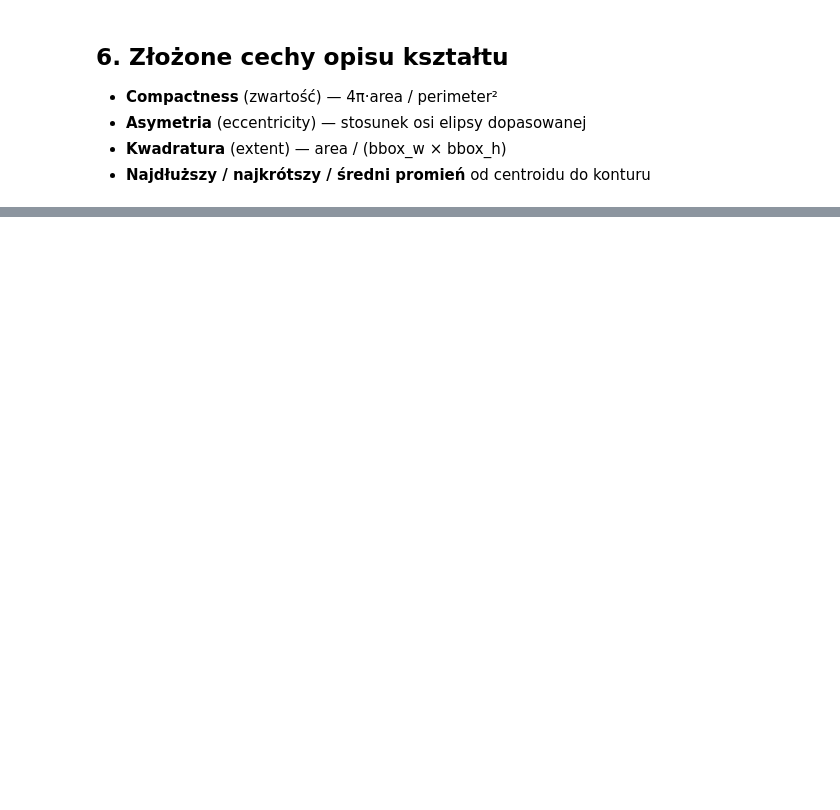
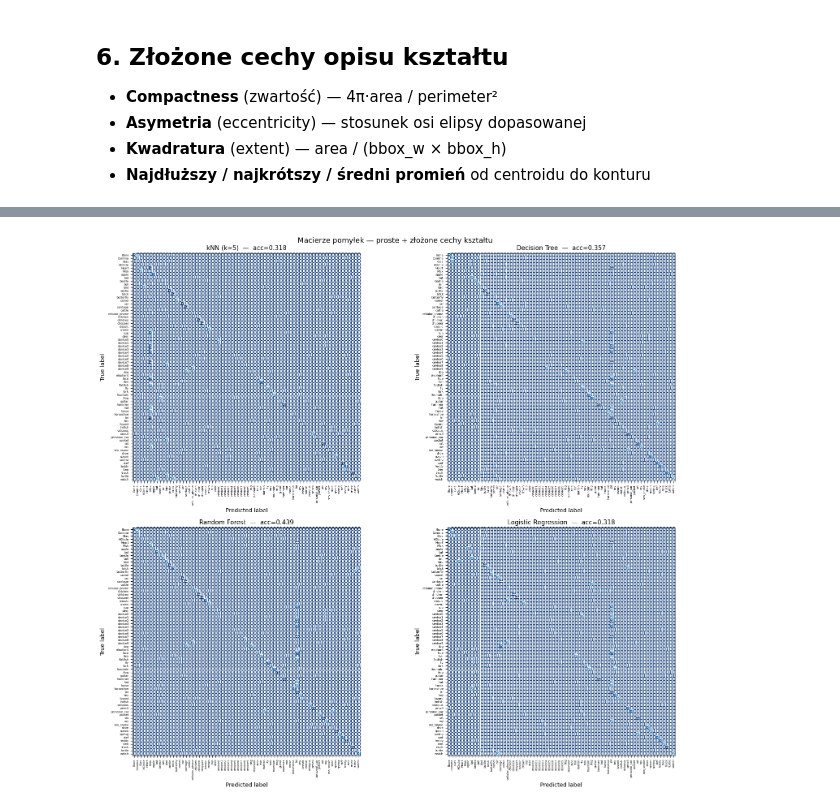
Before and after one commit to Ki3mONo/Computer-Vision-AGH, a Jupyter notebook: lab5/lab5.ipynb, the cells around one changed output, grey strips where cells are left out. Cells and saved outputs as stored; diff of their text form; code cells hidden in the pictures; blank space fills up the shorter version.

```diff
--- a/lab5/lab5.ipynb
+++ b/lab5/lab5.ipynb
@@ -289,14 +300,11 @@ print(f"Przykład (pierwszy obraz): {complex_features[0]}")
 # %%
-# Połączenie wszystkich prostych + złożonych cech
 all_simple_complex = np.hstack([simple_features, complex_features])
 ALL_FEATURE_NAMES = SIMPLE_FEATURE_NAMES + COMPLEX_FEATURE_NAMES
 
-# Podział wg wcześniejszych indeksów
 X_train_sc = all_simple_complex[X_train_idx]
 X_val_sc = all_simple_complex[X_val_idx]
 X_test_sc = all_simple_complex[X_test_idx]
 
-# Normalizacja
 scaler_sc = StandardScaler()
 X_train_sc = scaler_sc.fit_transform(X_train_sc)
 X_val_sc = scaler_sc.transform(X_val_sc)
@@ -304,3 +312,18 @@ X_test_sc = scaler_sc.transform(X_test_sc)
 
 print(f"Cechy: {ALL_FEATURE_NAMES}")
 print(f"Kształt X_train: {X_train_sc.shape}")
+
+classifiers = {
+    'kNN (k=5)': KNeighborsClassifier(n_neighbors=5),
+    'Decision Tree': DecisionTreeClassifier(random_state=RNG),
+    'Random Forest': RandomForestClassifier(n_estimators=200, random_state=RNG),
+    'Logistic Regression': LogisticRegression(max_iter=2000, random_state=RNG),
+}
+
+results_simple = {}
+for name, clf in classifiers.items():
+    clf.fit(X_train_sc, y_train)
+    y_pred = clf.predict(X_test_sc)
+    acc = accuracy_score(y_test, y_pred)
+    results_simple[name] = {'model': clf, 'acc': acc, 'y_pred': y_pred}
+    print(f'{name:22s}  accuracy = {acc:.4f}')
@@ -340,12 +360,13 @@ for name, clf in classifiers.items():
 # %%
-# Confusion matrix dla najlepszego klasyfikatora
-best_name = max(results_simple, key=results_simple.get)
-best_pred = predictions_simple[best_name]
-
-fig, ax = plt.subplots(figsize=(14, 12))
-cm = confusion_matrix(y_test, best_pred)
-disp = ConfusionMatrixDisplay(cm, display_labels=le.classes_)
-disp.plot(ax=ax, cmap='Blues', xticks_rotation=90, values_format='d')
-ax.set_title(f"Confusion Matrix — {best_name} (proste+złożone cechy)\nAccuracy: {results_simple[best_name]:.4f}")
-plt.tight_layout()
-plt.show()
+fig, axes = plt.subplots(2, 2, figsize=(16, 14))
+for ax, (name, r) in zip(axes.flat, results_simple.items()):
+    cm = confusion_matrix(y_test, r['y_pred'])
+    disp = ConfusionMatrixDisplay(cm, display_labels=le.classes_)
+    disp.plot(ax=ax, cmap='Blues', colorbar=False, xticks_rotation=90)
+    ax.set_title(f'{name}  —  acc={r["acc"]:.3f}', fontsize=11)
+    ax.tick_params(axis='x', labelsize=5)
+    ax.tick_params(axis='y', labelsize=5)
+plt.suptitle('Macierze pomyłek — proste + złożone cechy kształtu', fontsize=13)
+plt.tight_layout(); plt.show()
+# %% [output]
+[figure, added]
```
Also changed, not shown: parts of 21 cells of this notebook, 20 other files.
